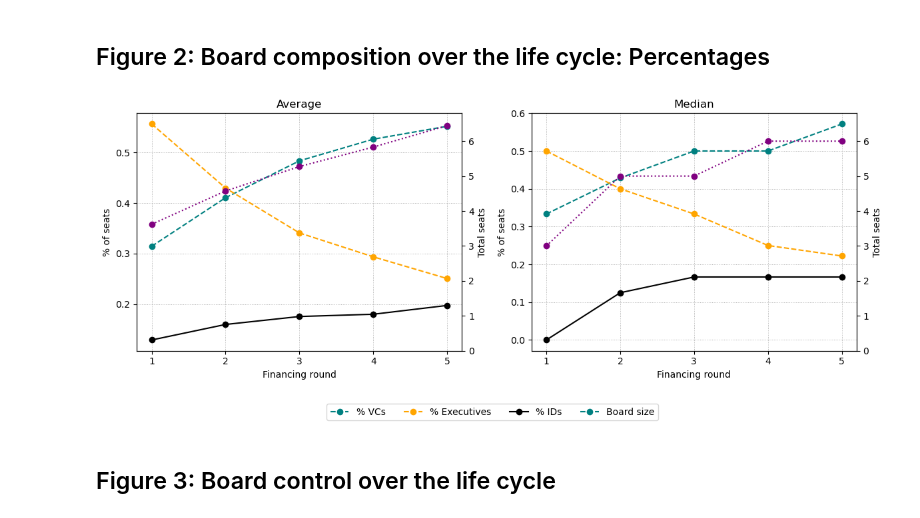
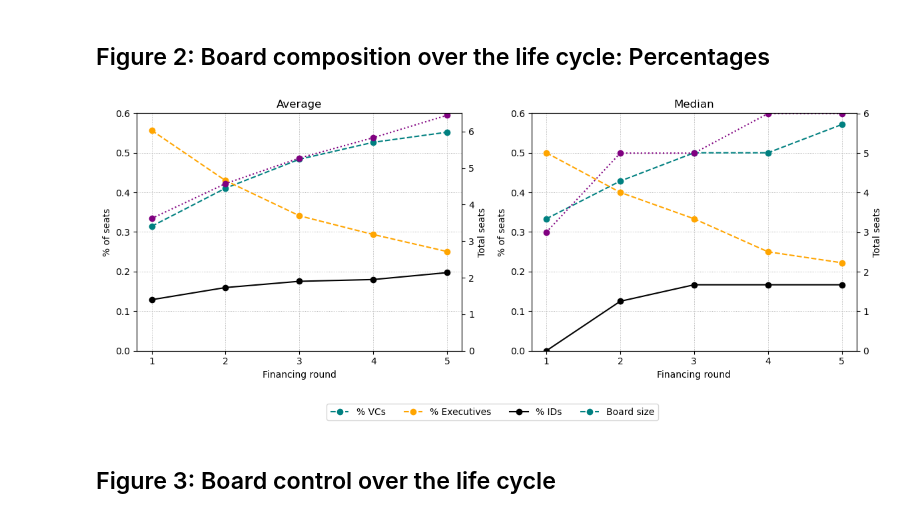
Before and after one commit to michaelewens/startup_boards, a Jupyter notebook: code/vc_backed_boards_figure.ipynb, the cells around one changed output. Drawn from its saved outputs; the diff is of its cells as text; code cells hidden in the pictures.

Commit message:
New python notebook
Fixed axis on figure 4 replication

```diff
--- a/code/vc_backed_boards_figure.ipynb
+++ b/code/vc_backed_boards_figure.ipynb
@@ -3,9 +3,19 @@ import pandas as pd
 import matplotlib.pyplot as plt
 import numpy as np
 # %%
-board = pd.read_csv('/shared/share_ewens/vc_backed_boards/data/board_composition.csv')
+board = pd.read_csv('board_composition.csv')
 # %% [markdown]
 ## Figure 1 Board composition over the life cycle: Counts
+# %%
+board['financingRoundNumer'] = board['financingRoundNumer'].apply(lambda x: 5 if x > 5 else x)
+
+# Group data by financing round and calculate mean and median
+board_filtered = board.dropna(subset=['financingRoundNumer'])  # Remove rows without financing round info
+board_filtered['financingRoundNumer'] = board_filtered['financingRoundNumer'].astype(int)
+board_filtered = board_filtered[board_filtered['financingRoundNumer'] <= 5]
+
+mean_values = board_filtered.groupby('financingRoundNumer')[['numVCs', 'numExecs', 'numOut']].mean()
+median_values = board_filtered.groupby('financingRoundNumer')[['numVCs', 'numExecs', 'numOut']].median()
 # %%
 fig, axes = plt.subplots(1, 2, figsize=(12, 5), sharey=False)
 
@@ -75,36 +85,38 @@ ax2.plot(mean_values_pct.index.tolist(), mean_values_pct['board_size'].tolist(),
 ax.set_xlabel('Financing round')
 ax2.set_xticks([1, 2, 3, 4, 5])
 ax.set_ylabel('% of seats')
+ax.set_ylim(0, 0.6)
 ax2.set_ylabel('Total seats')
 ax2.set_yticks([0, 1, 2, 3, 4, 5, 6,7])  # Set Y-axis ticks for total seats
-ax2.set_ylim(0, 6.8)  # Set Y-axis limits for total seats
+ax2.set_ylim(0, 6.5)  # Set Y-axis limits for total seats
 ax.set_title('Average')
 ax.grid(True, linestyle=':', linewidth=0.7)
 
 # Median plot
 ax = axes[1]
 ax2 = ax.twinx()
 ax.plot(median_values_pct.index.tolist(), median_values_pct['pct_VCs'].tolist(), 'o--', label='% VCs', color=colors['VCs'])
 ax.plot(median_values_pct.index.tolist(), median_values_pct['pct_Execs'].tolist(), 'o--', label='% Executives', color=colors['Executives'])
 ax.plot(median_values_pct.index.tolist(), median_values_pct['pct_IDs'].tolist(), 'o-', label='% IDs', color=colors['IDs'])
 ax2.plot(median_values_pct.index.tolist(), median_values_pct['board_size'].tolist(), 'o:', label='Board size', color=colors['Board size'])
 
 ax.set_xlabel('Financing round')
 ax2.set_xticks([1, 2, 3, 4, 5])
 ax.set_ylabel('% of seats')
+ax.set_ylim(0, 0.6)
 ax2.set_ylabel('Total seats')
 ax2.set_yticks([0, 1, 2, 3, 4, 5, 6, 7])  # Set Y-axis ticks for total seats
-ax2.set_ylim(0, 6.8)  # Set Y-axis limits for total seats
+ax2.set_ylim(0, 6.01)  # Set Y-axis limits for total seats
 ax.set_title('Median')
 ax.grid(True, linestyle=':', linewidth=0.7)
 
 # Legend
 fig.legend(['% VCs', '% Executives', '% IDs', 'Board size'], loc='lower center', ncol=4, frameon=True)
 
 plt.tight_layout(rect=[0, 0.1, 1, 1])
 plt.show()
 # %% [output]
-[figure, old version]
+[figure, new version]
 # %% [markdown]
 ## Figure 3: Board control over the life cycle
 # %%
```
